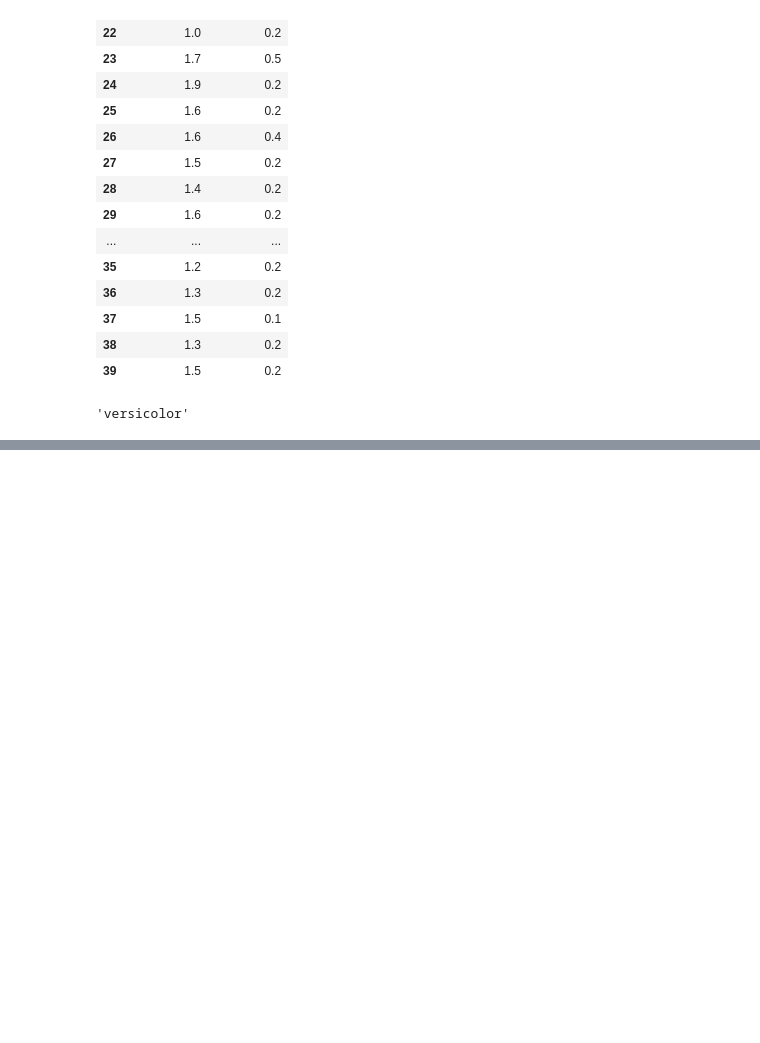
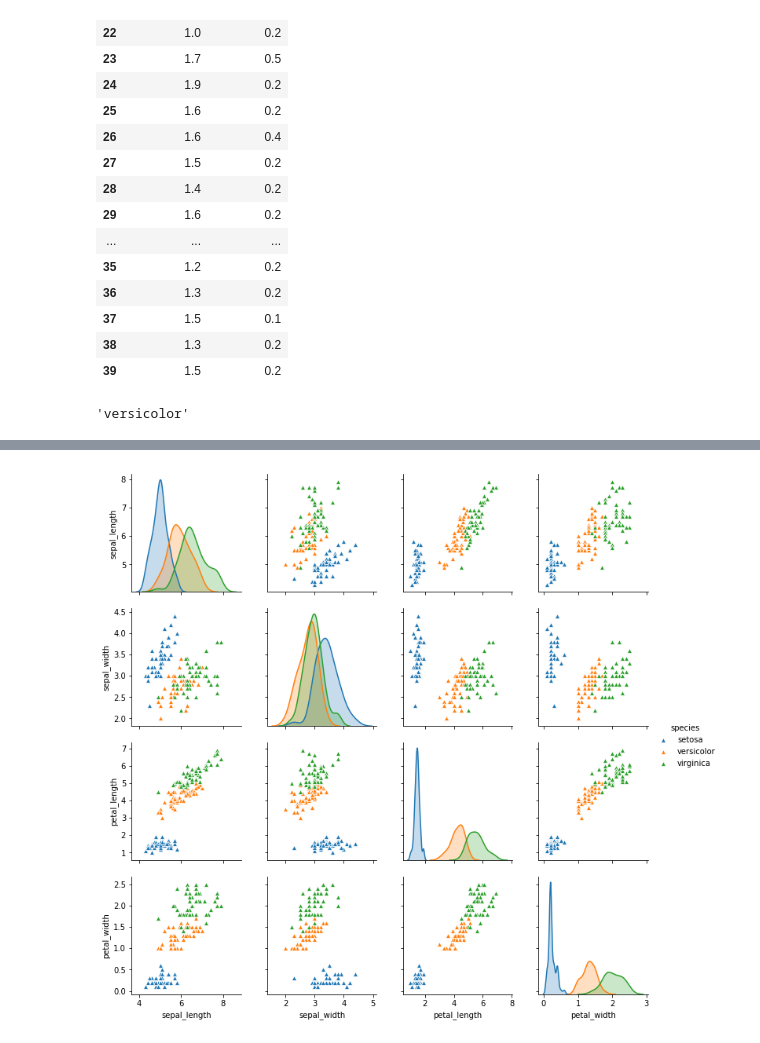
Before and after one commit to RCElucidator7/EmergingTechProject, a Jupyter notebook: Iris-Data-Set/IrisDataSet.ipynb, the cells around one changed output, grey strips where cells are left out. Cells and saved outputs as stored; diff of their text form; code cells hidden in the pictures; blank space fills up the shorter version.

Commit message:
Iris Data set near completion

```diff
--- a/Iris-Data-Set/IrisDataSet.ipynb
+++ b/Iris-Data-Set/IrisDataSet.ipynb
@@ -116,0 +124,11 @@ df.at[80, 'species']
+# %%
+# Import seaborn for plotting the data
+import seaborn as sea
+
+#Import matplotlib to plot the data
+import matplotlib.pyplot as plt
+
+# Plot the species with a '^' symbol to represent the points
+graph_plot = sea.pairplot(df, hue='species', markers='^')
+# %% [output]
+[figure, added]
```
Also changed, not shown: parts of 8 cells of this notebook, 4 other files.
